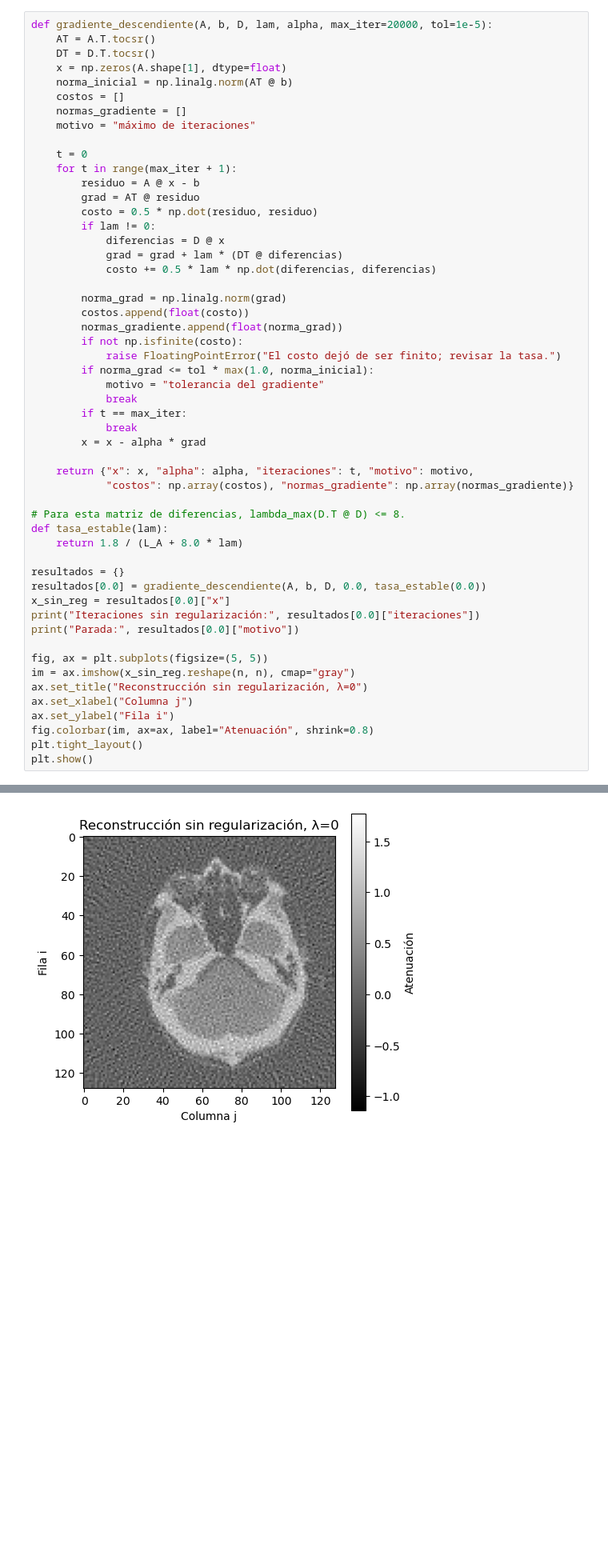
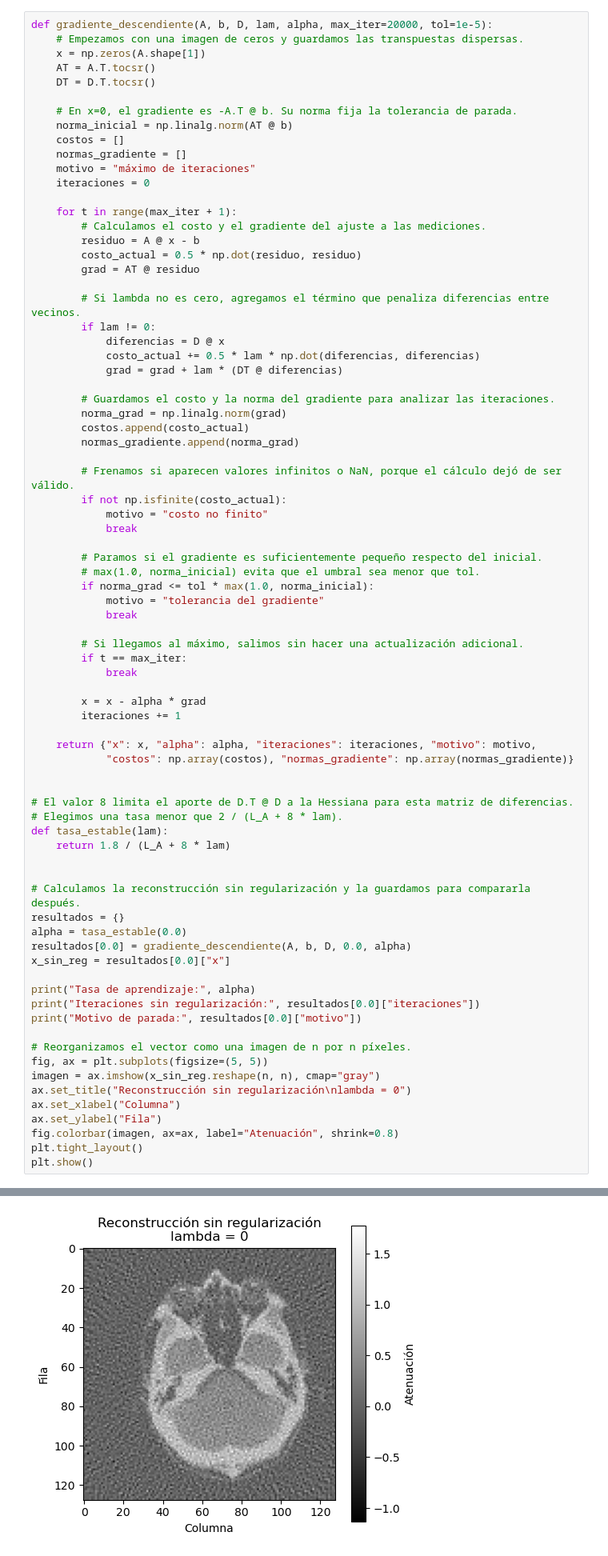
Before and after one commit to fededelcuadro/proyecto-tomografia-metodos, a Jupyter notebook: ejercicio_10.ipynb, the cells around one changed output, grey strips where cells are left out. Shown at 80% size. Cells and saved outputs as stored; diff of their text form; blank space fills up the shorter version.

```diff
--- a/ejercicio_10.ipynb
+++ b/ejercicio_10.ipynb
@@ -206,54 +160,79 @@ Cota utilizada para A.T @ A: 11235.31238285023
 # %%
 def gradiente_descendiente(A, b, D, lam, alpha, max_iter=20000, tol=1e-5):
+    # Empezamos con una imagen de ceros y guardamos las transpuestas dispersas.
+    x = np.zeros(A.shape[1])
     AT = A.T.tocsr()
     DT = D.T.tocsr()
-    x = np.zeros(A.shape[1], dtype=float)
+
+    # En x=0, el gradiente es -A.T @ b. Su norma fija la tolerancia de parada.
     norma_inicial = np.linalg.norm(AT @ b)
     costos = []
     normas_gradiente = []
     motivo = "máximo de iteraciones"
+    iteraciones = 0
 
-    t = 0
     for t in range(max_iter + 1):
+        # Calculamos el costo y el gradiente del ajuste a las mediciones.
         residuo = A @ x - b
+        costo_actual = 0.5 * np.dot(residuo, residuo)
         grad = AT @ residuo
-        costo = 0.5 * np.dot(residuo, residuo)
+
+        # Si lambda no es cero, agregamos el término que penaliza diferencias entre vecinos.
         if lam != 0:
             diferencias = D @ x
+            costo_actual += 0.5 * lam * np.dot(diferencias, diferencias)
             grad = grad + lam * (DT @ diferencias)
-            costo += 0.5 * lam * np.dot(diferencias, diferencias)
 
+        # Guardamos el costo y la norma del gradiente para analizar las iteraciones.
         norma_grad = np.linalg.norm(grad)
-        costos.append(float(costo))
-        normas_gradiente.append(float(norma_grad))
-        if not np.isfinite(costo):
-            raise FloatingPointError("El costo dejó de ser finito; revisar la tasa.")
+        costos.append(costo_actual)
+        normas_gradiente.append(norma_grad)
+
+        # Frenamos si aparecen valores infinitos o NaN, porque el cálculo dejó de ser válido.
+        if not np.isfinite(costo_actual):
+            motivo = "costo no finito"
+            break
+
+        # Paramos si el gradiente es suficientemente pequeño respecto del inicial.
+        # max(1.0, norma_inicial) evita que el umbral sea menor que tol.
         if norma_grad <= tol * max(1.0, norma_inicial):
             motivo = "tolerancia del gradiente"
             break
+
+        # Si llegamos al máximo, salimos sin hacer una actualización adicional.
         if t == max_iter:
             break
+
         x = x - alpha * grad
+        iteraciones += 1
 
-    return {"x": x, "alpha": alpha, "iteraciones": t, "motivo": motivo,
+    return {"x": x, "alpha": alpha, "iteraciones": iteraciones, "motivo": motivo,
             "costos": np.array(costos), "normas_gradiente": np.array(normas_gradiente)}
 
-# Para esta matriz de diferencias, lambda_max(D.T @ D) <= 8.
+
+# El valor 8 limita el aporte de D.T @ D a la Hessiana para esta matriz de diferencias.
+# Elegimos una tasa menor que 2 / (L_A + 8 * lam).
 def tasa_estable(lam):
-    return 1.8 / (L_A + 8.0 * lam)
+    return 1.8 / (L_A + 8 * lam)
 
+
+# Calculamos la reconstrucción sin regularización y la guardamos para compararla después.
 resultados = {}
-resultados[0.0] = gradiente_descendiente(A, b, D, 0.0, tasa_estable(0.0))
+alpha = tasa_estable(0.0)
+resultados[0.0] = gradiente_descendiente(A, b, D, 0.0, alpha)
 x_sin_reg = resultados[0.0]["x"]
+
+print("Tasa de aprendizaje:", alpha)
 print("Iteraciones sin regularización:", resultados[0.0]["iteraciones"])
-print("Parada:", resultados[0.0]["motivo"])
+print("Motivo de parada:", resultados[0.0]["motivo"])
 
+# Reorganizamos el vector como una imagen de n por n píxeles.
 fig, ax = plt.subplots(figsize=(5, 5))
-im = ax.imshow(x_sin_reg.reshape(n, n), cmap="gray")
-ax.set_title("Reconstrucción sin regularización, λ=0")
-ax.set_xlabel("Columna j")
-ax.set_ylabel("Fila i")
-fig.colorbar(im, ax=ax, label="Atenuación", shrink=0.8)
+imagen = ax.imshow(x_sin_reg.reshape(n, n), cmap="gray")
+ax.set_title("Reconstrucción sin regularización\nlambda = 0")
+ax.set_xlabel("Columna")
+ax.set_ylabel("Fila")
+fig.colorbar(imagen, ax=ax, label="Atenuación", shrink=0.8)
 plt.tight_layout()
 plt.show()
 # %% [output]
@@ -262,2 +242,2 @@ Parada: máximo de iteraciones
-[figure, old version]
+[figure, new version]
 # %% [markdown]
```
Also changed, not shown: parts of 18 cells of this notebook, 3 other files.
